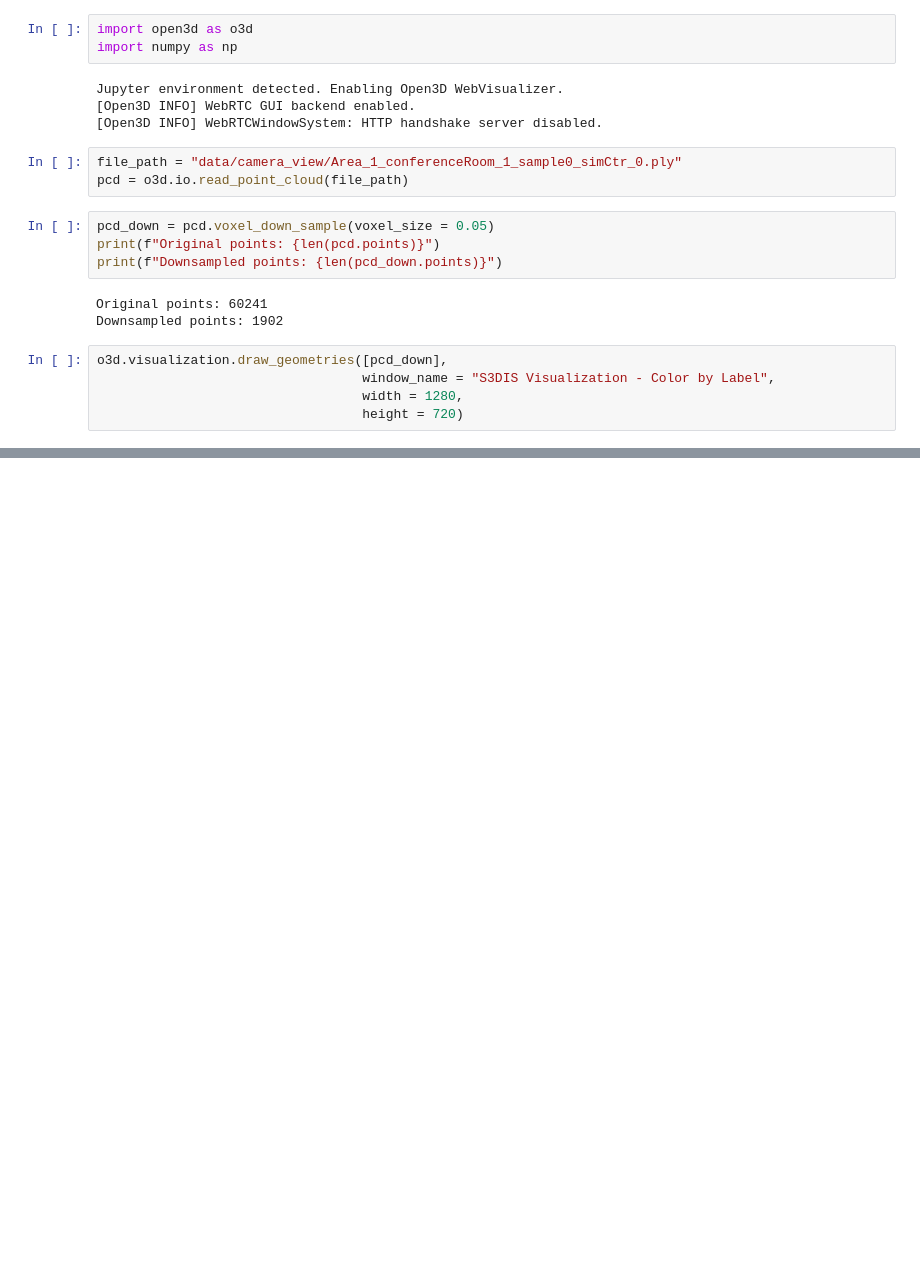
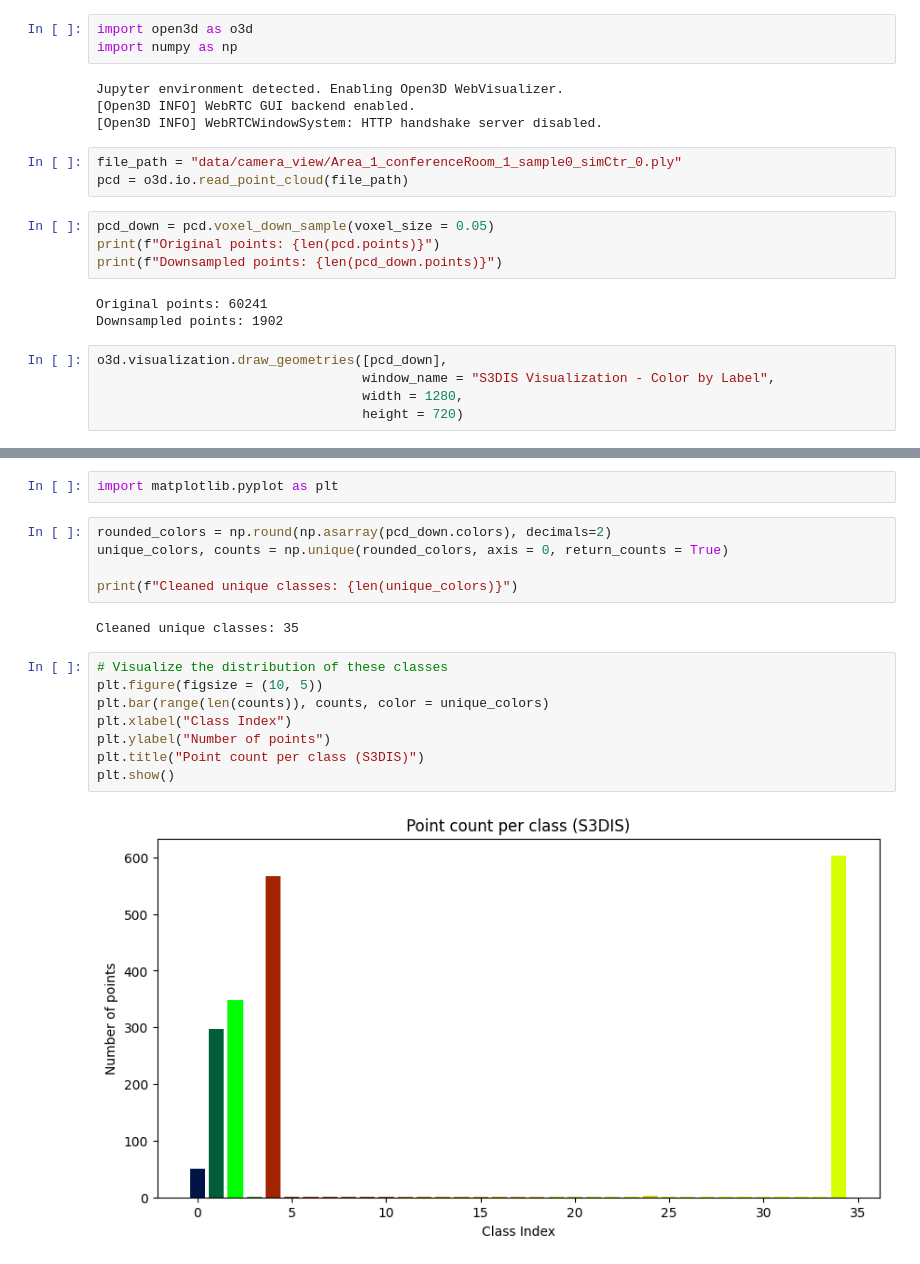
Before and after one commit to saiKelkar/scan-to-bim, a Jupyter notebook: index.ipynb, the cells around one changed output, grey strips where cells are left out. Saved outputs shown, nothing was run; the diff lists cells and outputs as text; blank space fills up the shorter version.

```diff
--- a/index.ipynb
+++ b/index.ipynb
@@ -42,0 +50,19 @@ o3d.visualization.draw_geometries([pcd_down],
+# %%
+import matplotlib.pyplot as plt
+# %%
+rounded_colors = np.round(np.asarray(pcd_down.colors), decimals=2)
+unique_colors, counts = np.unique(rounded_colors, axis = 0, return_counts = True)
+
+print(f"Cleaned unique classes: {len(unique_colors)}")
+# %% [output]
+Cleaned unique classes: 35
+# %%
+# Visualize the distribution of these classes
+plt.figure(figsize = (10, 5))
+plt.bar(range(len(counts)), counts, color = unique_colors)
+plt.xlabel("Class Index")
+plt.ylabel("Number of points")
+plt.title("Point count per class (S3DIS)")
+plt.show()
+# %% [output]
+[figure, added]
```
Also changed, not shown: parts of 1 cell of this notebook.
